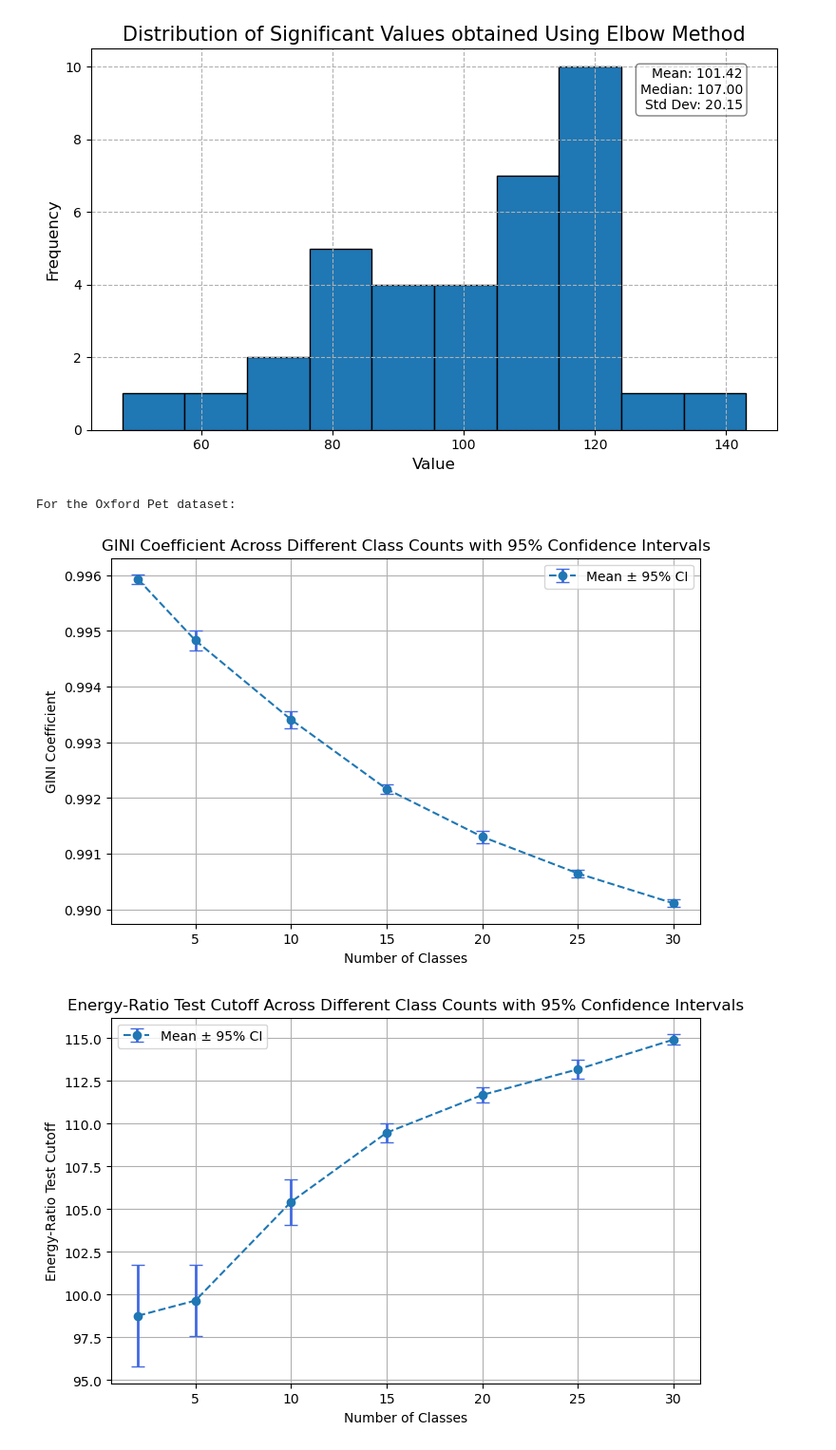
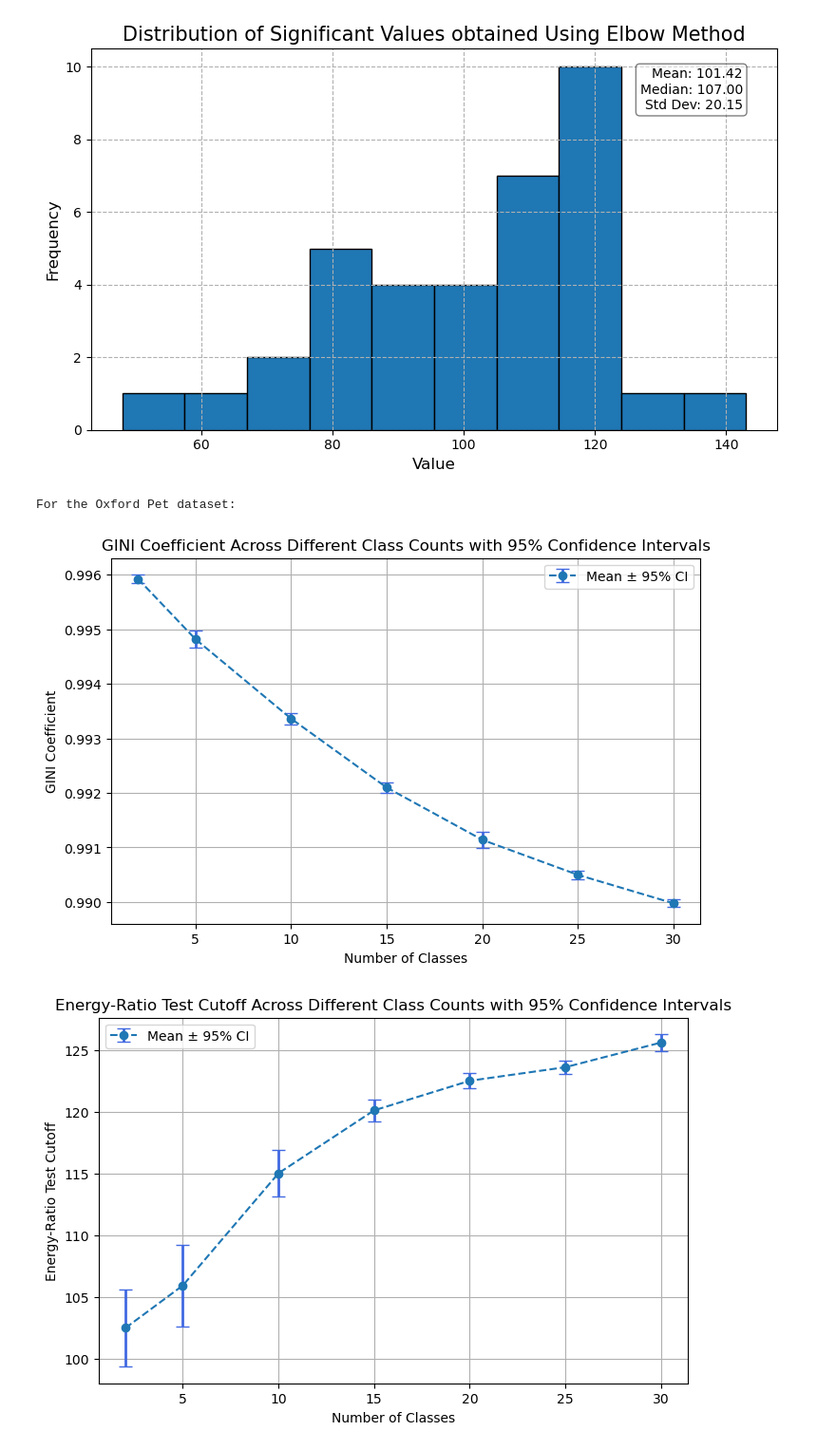
Before and after one commit to ccseibell/LoRA-Score, a Jupyter notebook: results.ipynb, the cells around one changed output. Shown at 95% size. Saved outputs shown, nothing was run; the diff lists cells and outputs as text; code cells hidden in the pictures.

```diff
--- a/results.ipynb
+++ b/results.ipynb
@@ -217,10 +217,10 @@ def plot_lora_svd_coefficients(training_data, dataset, coefficient="gini", aggre
     return plt.show()
 # %%
 print("For the Oxford Pet dataset:")
-plot_lora_svd_coefficients(training_data, 'oxford-pet', "gini")
-plot_lora_svd_coefficients(training_data, 'oxford-pet', "energy")
-plot_lora_svd_coefficients(training_data, 'oxford-pet', "elbow")
+plot_lora_svd_coefficients(training_data, 'oxford-pet', "gini",'median')
+plot_lora_svd_coefficients(training_data, 'oxford-pet', "energy", 'median')
+plot_lora_svd_coefficients(training_data, 'oxford-pet', "elbow", 'median')
 # %% [output]
 For the Oxford Pet dataset:
-[figure, old version]
+[figure, new version]
-[figure, old version]
+[figure, new version]
```
Also changed, not shown: parts of 2 cells of this notebook, 1 other file.
